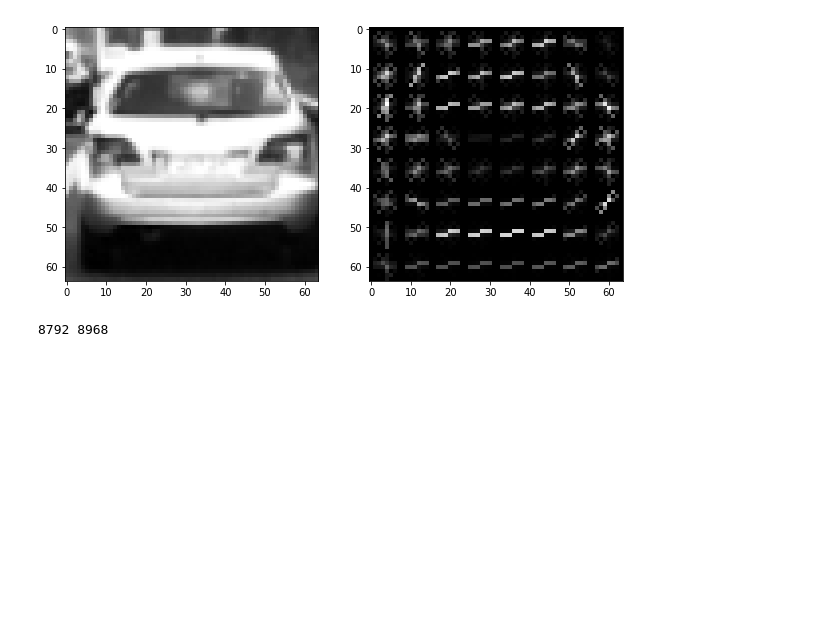
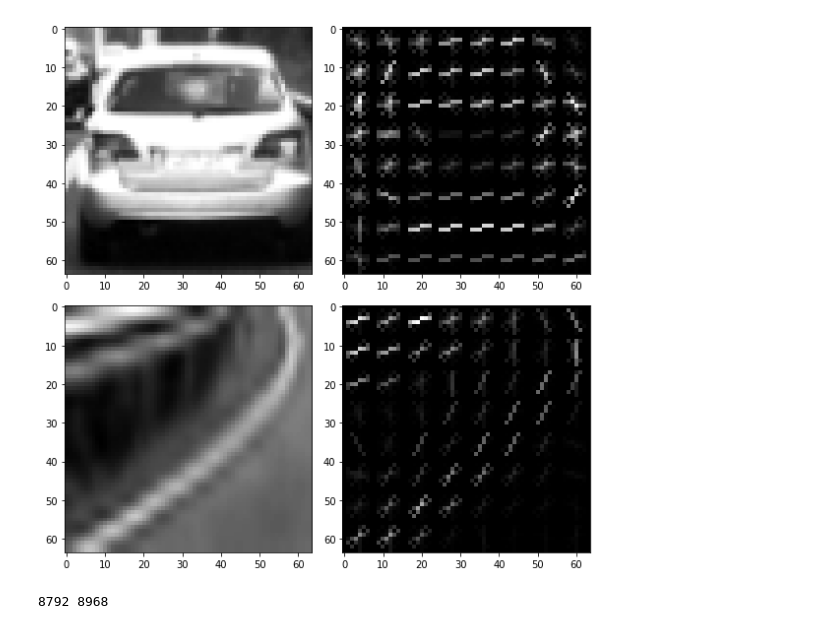
Before and after one commit to wengyao04/CarND-Vehicle-Detection, a Jupyter notebook: vehicle_detection.ipynb, the cells around one changed output. Saved outputs shown, nothing was run; the diff lists cells and outputs as text; code cells hidden in the pictures; blank space fills up the shorter version.

```diff
--- a/vehicle_detection.ipynb
+++ b/vehicle_detection.ipynb
@@ -22,16 +22,21 @@ def get_hog_features(img, orient, pix_per_cell, cell_per_block, vis=False, featu
         return features
 # %%
 import os
-def test_hog_features(img_dir, img_name):
-    fig = plt.figure(figsize=(10, 5))
-    plt.subplot(1, 2, 1)
-    img = mpimg.imread(os.path.join(img_dir, img_name))
-    gray = cv2.cvtColor(img, cv2.COLOR_RGB2GRAY)
-    plt.imshow(gray, cmap='gray')
+def test_hog_features(img_dirs, img_names):
+    fig = plt.figure(figsize=(8, 8))
+    rows = len(img_dirs)
+    cols = len(img_dirs)
+    for idx in range(len(img_dirs)):
+        plt.subplot(rows, cols, 2*idx + 1)
+        img = mpimg.imread(os.path.join(img_dirs[idx], img_names[idx]))
+        gray = cv2.cvtColor(img, cv2.COLOR_RGB2GRAY)
+        plt.imshow(gray, cmap='gray')
 
-    plt.subplot(1, 2, 2)
-    features, hog_img = get_hog_features(gray, orient=9, pix_per_cell=8, cell_per_block=2, vis=True)
-    plt.imshow(hog_img, cmap='gray')
+        plt.subplot(rows, cols, 2*idx + 2)
+        features, hog_img = get_hog_features(gray, orient=9, pix_per_cell=8, cell_per_block=2, vis=True)
+        plt.imshow(hog_img, cmap='gray')
+    plt.tight_layout()
+    #plt.savefig('car_nocar_hogfeatuer.jpg')
 # %%
-test_hog_features('./vehicles/KITTI_extracted', '31.png')
+test_hog_features(['./vehicles/KITTI_extracted', './non-vehicles/GTI'], ['31.png', 'image187.png'])
 # %% [output]
@@ -40,4 +43,4 @@ test_hog_features('./vehicles/KITTI_extracted', '31.png')
-[figure, old version]
+[figure, new version]
 # %%
 # Define a function to compute color histogram features
 def color_hist(img, nbins=32, bins_range=(0, 256)):
```
Also changed, not shown: parts of 3 cells of this notebook, 4 other files.
